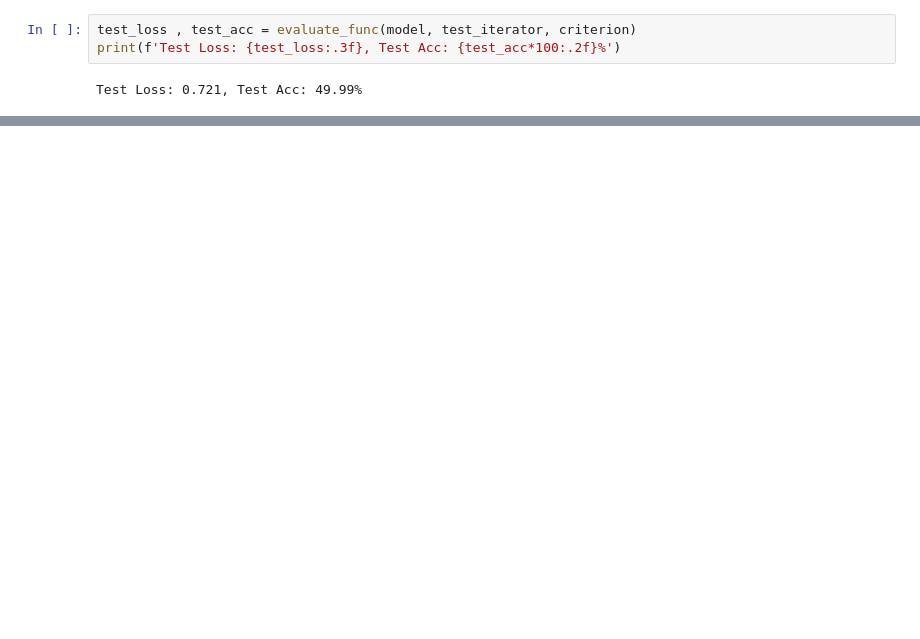
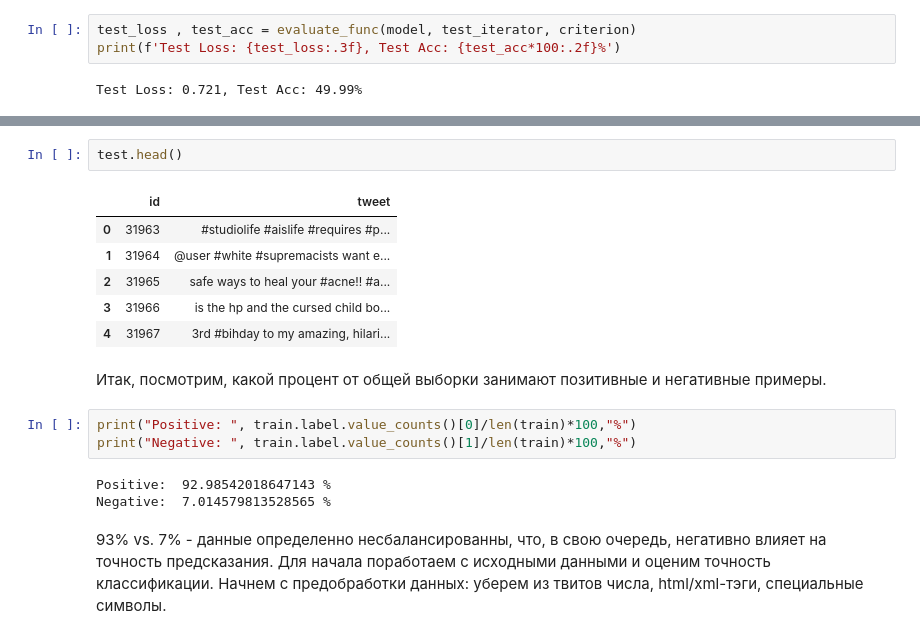
Before and after one commit to king-menin/mipt-nlp2022, a Jupyter notebook: seminars/sem3/sem3_classification.ipynb, the cells around one changed output, grey strips where cells are left out. Drawn from its saved outputs; the diff is of its cells as text; blank space fills up the shorter version.

```diff
--- a/seminars/sem3/sem3_classification.ipynb
+++ b/seminars/sem3/sem3_classification.ipynb
@@ -339,0 +459,21 @@ Test Loss: 0.721, Test Acc: 49.99%
+# %%
+test.head()
+# %% [output]
+|  | id | tweet |
+| 0 | 31963 | #studiolife #aislife #requires #p... |
+| 1 | 31964 | @user #white #supremacists want e... |
+| 2 | 31965 | safe ways to heal your #acne!! #a... |
+| 3 | 31966 | is the hp and the cursed child bo... |
+| 4 | 31967 | 3rd #bihday to my amazing, hilari... |
+# %% [markdown]
+Итак, посмотрим, какой процент от общей выборки занимают позитивные и негативные примеры.
+# %%
+print("Positive: ", train.label.value_counts()[0]/len(train)*100,"%")
+print("Negative: ", train.label.value_counts()[1]/len(train)*100,"%")
+# %% [output]
+Positive:  92.98542018647143 %
+Negative:  7.014579813528565 %
+# %% [markdown]
+93% vs. 7% - данные определенно несбалансированны, что, в свою очередь, негативно влияет на точность предсказания.
+Для начала поработаем с исходными данными и оценим точность классификации.
+Начнем с предобработки данных: уберем из твитов числа, html/xml-тэги, специальные символы.
```
Also changed, not shown: parts of 59 cells of this notebook.
